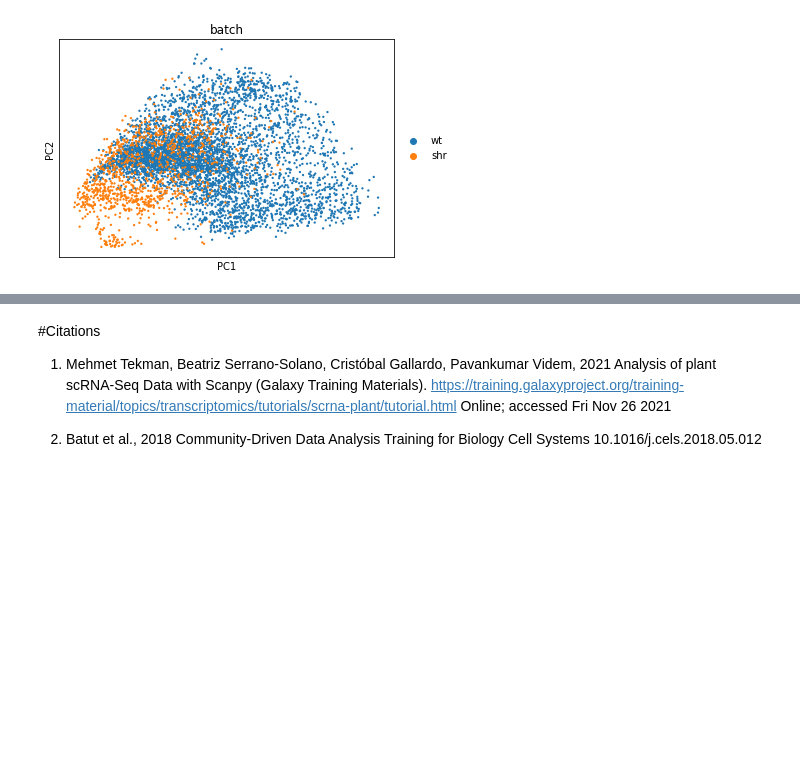
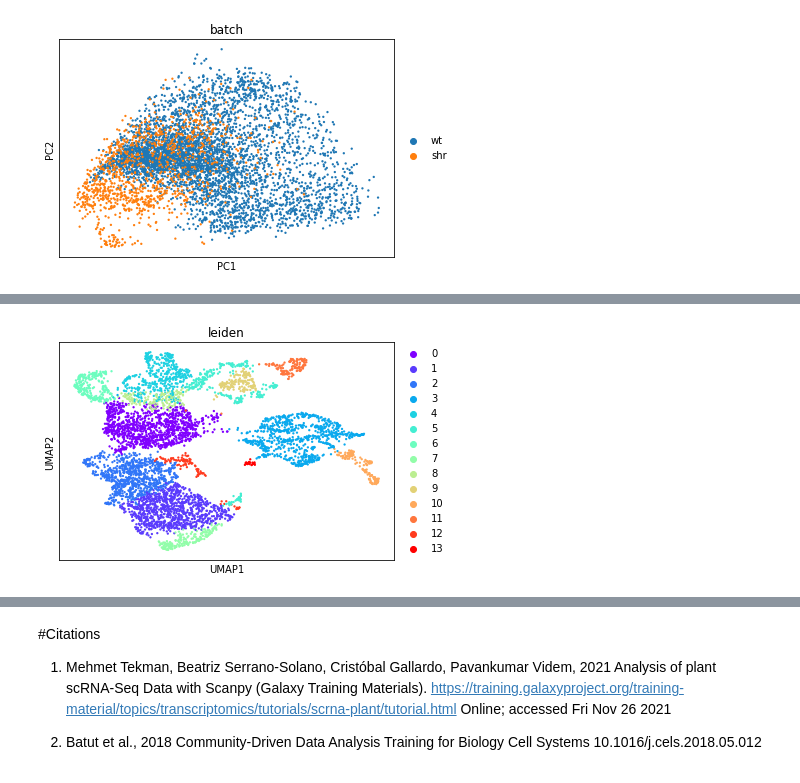
Before and after one commit to C0RD3LL/Omics, a Jupyter notebook: PlantscRNA_SeqData.ipynb, the cells around one changed output, grey strips where cells are left out. Saved outputs shown, nothing was run; the diff lists cells and outputs as text; code cells hidden in the pictures; blank space fills up the shorter version.

```diff
--- a/PlantscRNA_SeqData.ipynb
+++ b/PlantscRNA_SeqData.ipynb
@@ -127,0 +156,4 @@ sc.pl.pca(adata_cpm, color= "batch")
+# %%
+sc.pl.umap(adata_cpm,color = ['leiden'],palette='rainbow')
+# %% [output]
+[figure, added]
```
Also changed, not shown: parts of 9 cells of this notebook.
